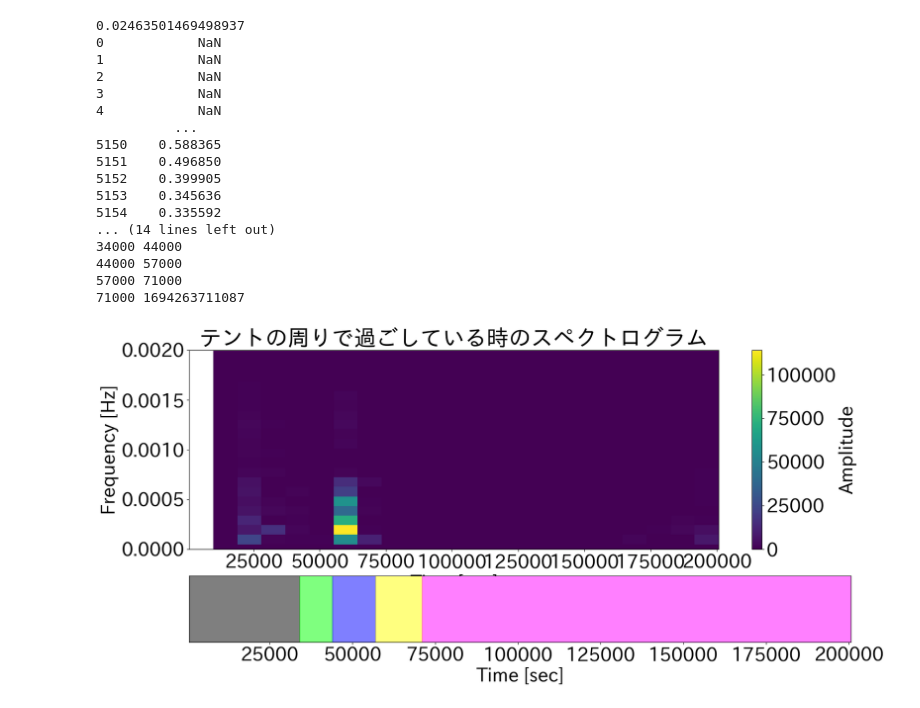
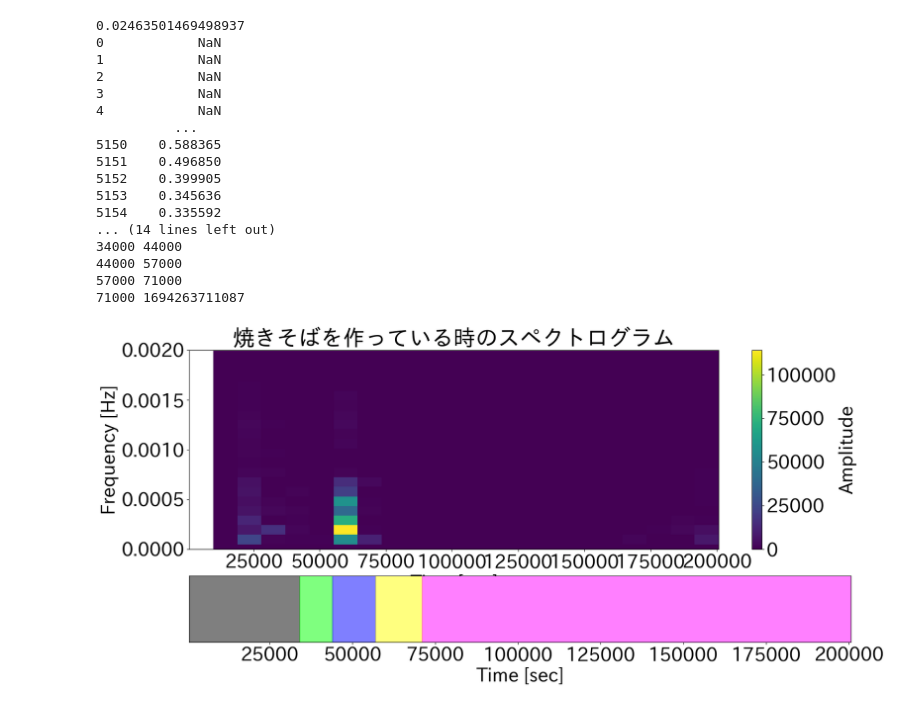
Before and after one commit to harutiro/jupyter, a Jupyter notebook: camp/3/python/料理焼きそば/acc-fft.ipynb, the cells around one changed output. Drawn from its saved outputs; the diff is of its cells as text; code cells hidden in the pictures.

```diff
--- a/camp/3/python/料理焼きそば/acc-fft.ipynb
+++ b/camp/3/python/料理焼きそば/acc-fft.ipynb
@@ -26,7 +28,7 @@ ax3 = fig.add_subplot(1, 1, 1)
 ## グリッドの設定
 ax3.grid(color='k', linestyle='dotted', linewidth=1, alpha=0.5, zorder=2)
 ## グラフのタイトル
-ax3.set_title("火おこししている時の加速度")
+ax3.set_title("焼きそばを作っている時の加速度")
 ## x軸のラベル
 ax3.set_xlabel('data[s]')
 ## y軸のラベル
@@ -118,7 +120,7 @@ ax3 = fig.add_subplot(1, 1, 1)
 ## グリッドの設定
 ax3.grid(color='k', linestyle='dotted', linewidth=1, alpha=0.5, zorder=2)
 ## グラフのタイトル
-ax3.set_title("火おこししている時の加速度")
+ax3.set_title("焼きそばを作っている時のnorm")
 ## x軸のラベル
 ax3.set_xlabel('data[s]')
 ## y軸のラベル
@@ -225,7 +227,7 @@ fig.set_size_inches(18, 8)
 cax = ax1.pcolormesh(t, f, Sxx)
 ax1.set_ylabel('Frequency [Hz]')
 ax1.set_xlabel('Time [sec]')
-ax1.set_title("テントの周りで過ごしている時のスペクトログラム")
+ax1.set_title("焼きそばを作っている時のスペクトログラム")
 
 # 縦軸は0.001を最大値にする
 ax1.set_ylim(0, 0.002)
@@ -257,31 +259,31 @@ for i in range(len(ans)):
     else :
         end_time = (acc["time"].iloc[-1] - ans["time"][0])
 
     print(start_time, end_time)
 
     ax2.axvspan(start_time, end_time, color=color, alpha=0.5, zorder=1)
 
 ax2.set_xlabel('Time [sec]')
 ax2.set_yticks([])
 ax2.set_xlim(ax1.get_xlim())
 
 plt.show()
 # %% [output]
 0.02463501469498937
 0            NaN
 1            NaN
 2            NaN
 3            NaN
 4            NaN
           ...
 5150    0.588365
 5151    0.496850
 5152    0.399905
 5153    0.345636
 5154    0.335592
 ... (14 lines left out)
 34000 44000
 44000 57000
 57000 71000
 71000 1694263711087
-[figure, old version]
+[figure, new version]
```
Also changed, not shown: parts of 3 cells of this notebook, 3 other files.
